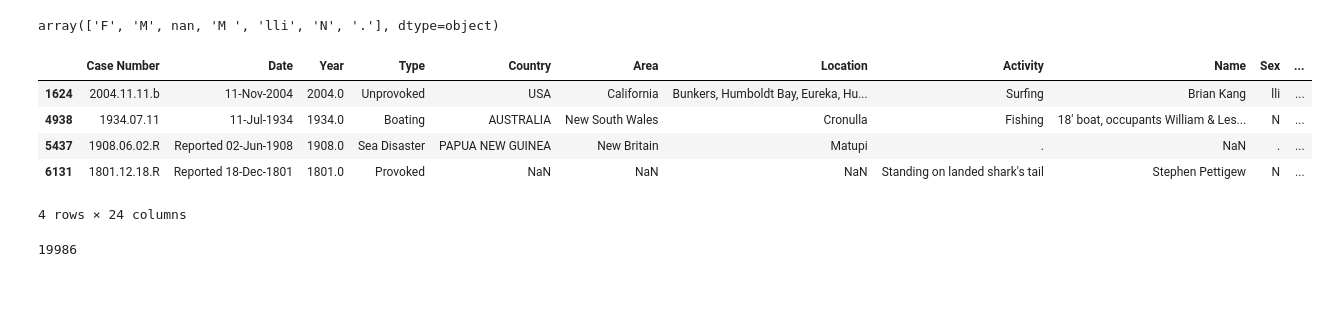
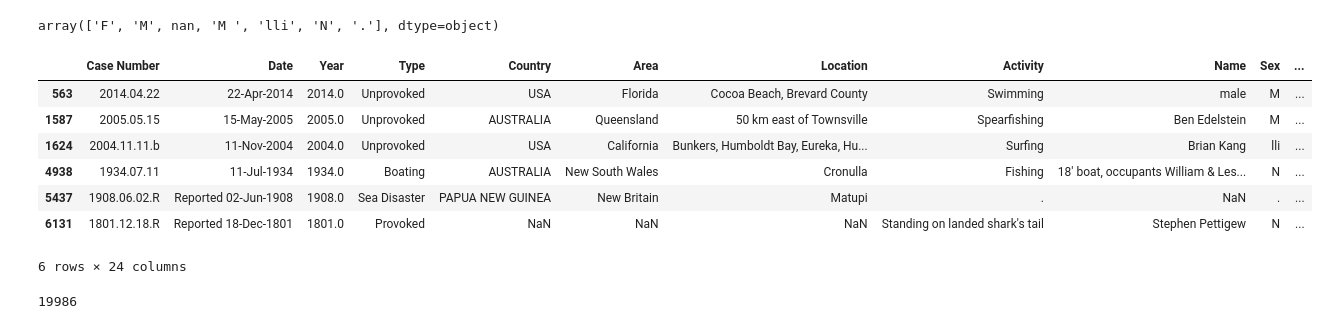
Before and after one commit to DanielReverter/project-pandas, a Jupyter notebook: eda.ipynb, the cells around one changed output. Saved outputs shown, nothing was run; the diff lists cells and outputs as text; code cells hidden in the pictures; blank space fills up the shorter version.

```diff
--- a/eda.ipynb
+++ b/eda.ipynb
@@ -162,14 +162,16 @@ df["Sex "].unique()
 # %% [output]
 array(['F', 'M', nan, 'M ', 'lli', 'N', '.'], dtype=object)
 # %%
-df[(df["Sex "]=="lli") | (df["Sex "]=="N") | (df["Sex "]==".")]
+df[(df["Sex "]=="M ") | (df["Sex "]=="lli") | (df["Sex "]=="N") | (df["Sex "]==".")]
 # %% [output]
 |  | Case Number | Date | Year | Type | Country | Area | Location | Activity | Name | Sex | ... |
+| 563 | 2014.04.22 | 22-Apr-2014 | 2014.0 | Unprovoked | USA | Florida | Cocoa Beach, Brevard County | Swimming | male | M | ... |
+| 1587 | 2005.05.15 | 15-May-2005 | 2005.0 | Unprovoked | AUSTRALIA | Queensland | 50 km east of Townsville | Spearfishing | Ben Edelstein | M | ... |
 | 1624 | 2004.11.11.b | 11-Nov-2004 | 2004.0 | Unprovoked | USA | California | Bunkers, Humboldt Bay, Eureka, Hu... | Surfing | Brian Kang | lli | ... |
 | 4938 | 1934.07.11 | 11-Jul-1934 | 1934.0 | Boating | AUSTRALIA | New South Wales | Cronulla | Fishing | 18' boat, occupants William & Les... | N | ... |
 | 5437 | 1908.06.02.R | Reported 02-Jun-1908 | 1908.0 | Sea Disaster | PAPUA NEW GUINEA | New Britain | Matupi | . | NaN | . | ... |
 | 6131 | 1801.12.18.R | Reported 18-Dec-1801 | 1801.0 | Provoked | NaN | NaN | NaN | Standing on landed shark's tail | Stephen Pettigew | N | ... |
-4 rows × 24 columns
+6 rows × 24 columns
 # %%
 pd.isnull(df["Sex "]).sum()
 # %% [output]
```
Also changed, not shown: 3 other files.
